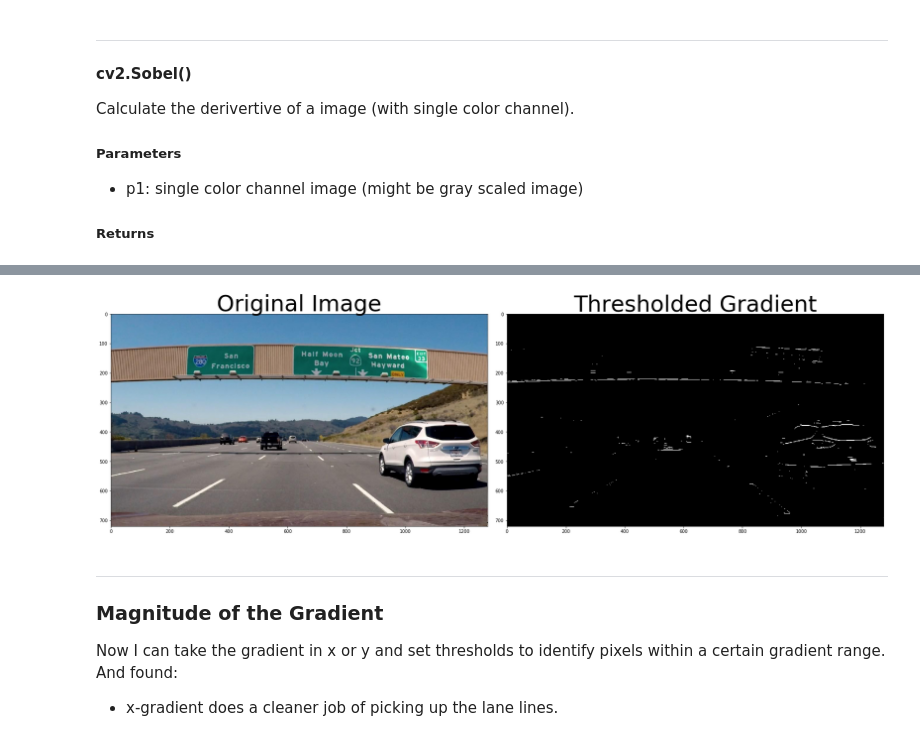
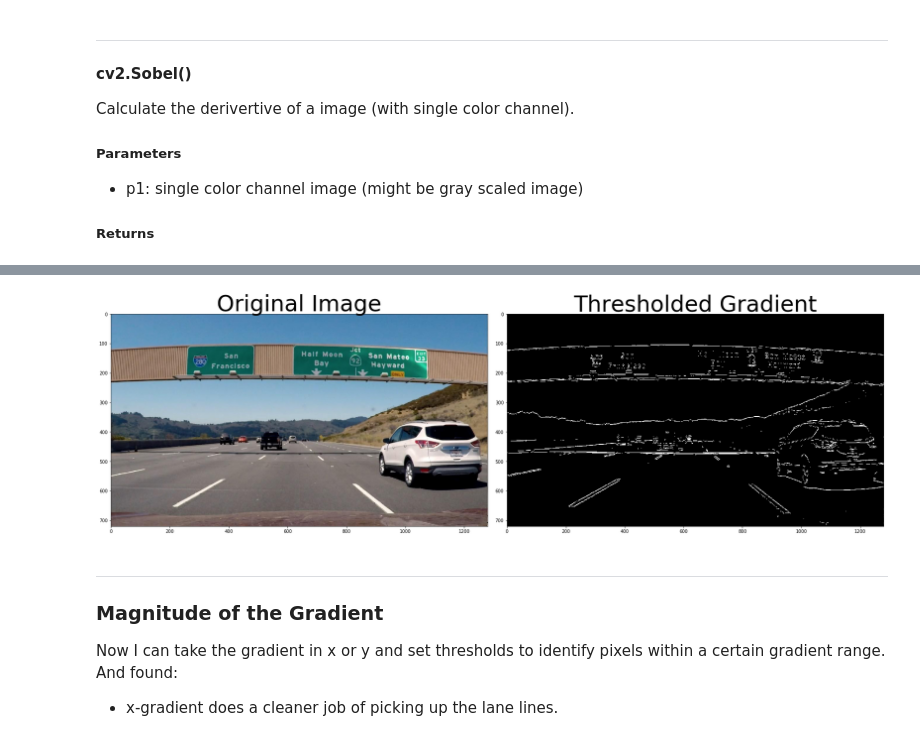
Before and after one commit to MasanaoMatsuda/tr-self-driving-cars, a Jupyter notebook: L7_Gradients&ColorSpaces.ipynb, the cells around one changed output, grey strips where cells are left out. Saved outputs shown, nothing was run; the diff lists cells and outputs as text; code cells hidden in the pictures.

```diff
--- a/L7_Gradients&ColorSpaces.ipynb
+++ b/L7_Gradients&ColorSpaces.ipynb
@@ -65,16 +64,16 @@ def abs_sobel_thresh(img, orient='x', thresh_min=20, thresh_max = 100):
     binary[(scaled_sobel > thresh_min) & (scaled_sobel <= thresh_max)] = 1
     return binary
 # %%
-grad_binary = abs_sobel_thresh(image, orient='y', thresh_min=100, thresh_max=255)
+grad_binary = abs_sobel_thresh(image, orient='y', thresh_min=50, thresh_max=100)
 f, (ax1, ax2) = plt.subplots(1, 2, figsize=(24, 9))
 f.tight_layout()
 ax1.imshow(image)
 ax1.set_title('Original Image', fontsize=50)
 ax2.imshow(grad_binary, cmap='gray')
 ax2.set_title('Thresholded Gradient', fontsize=50)
 plt.subplots_adjust(left=0., right=1, top=0.9, bottom=0.)
 # %% [output]
-[figure, old version]
+[figure, new version]
 # %% [markdown]
 ---
 ### Magnitude of the Gradient
```
Also changed, not shown: parts of 5 cells of this notebook.
